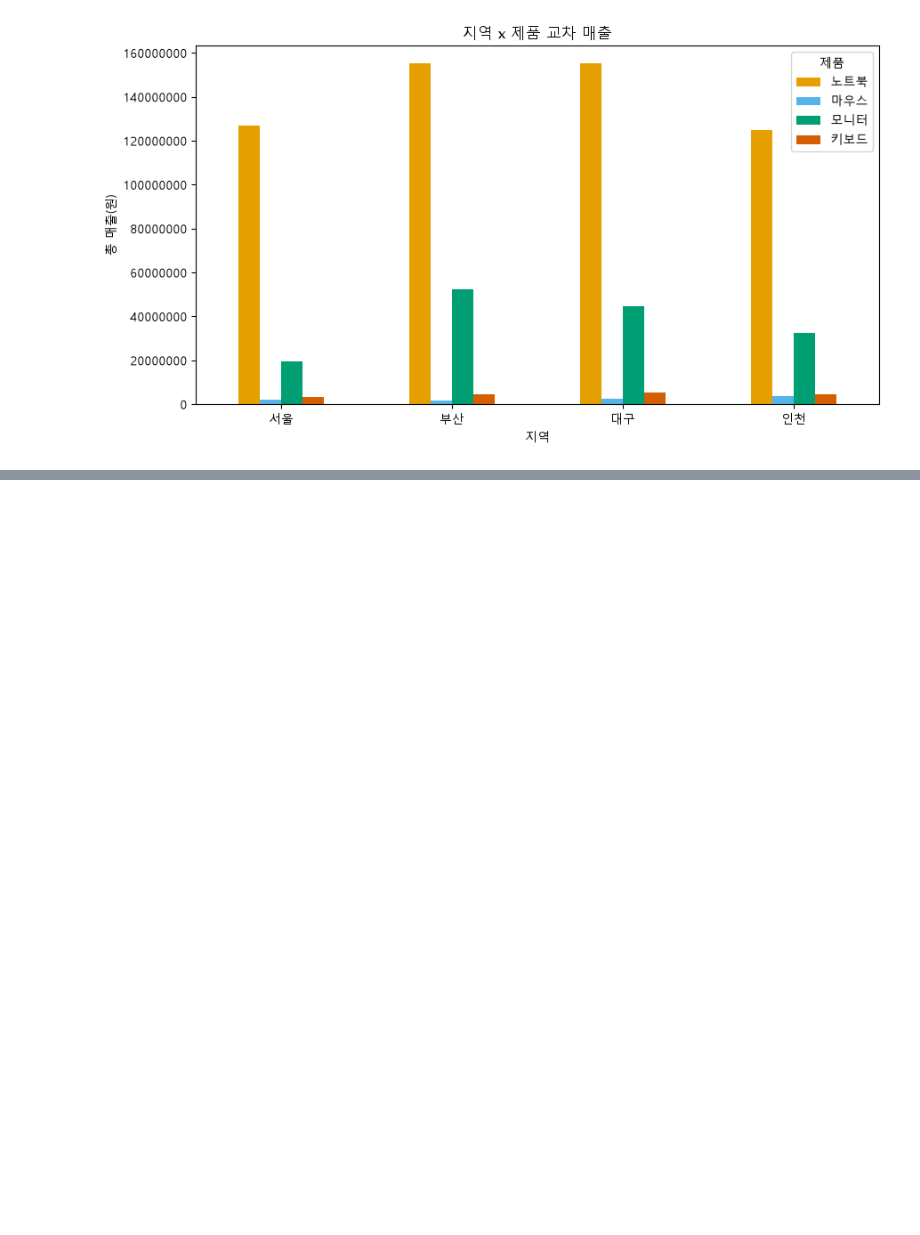
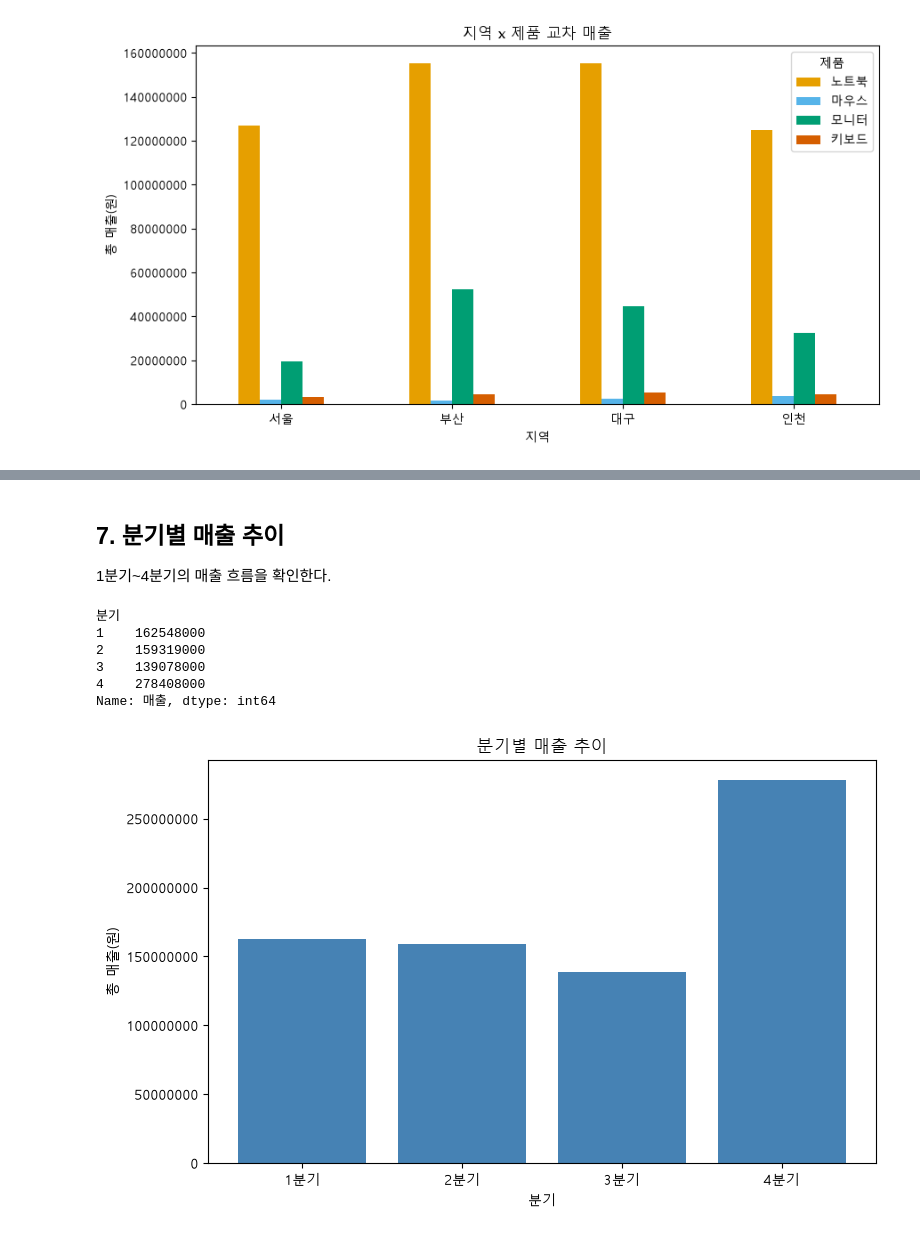
Before and after one commit to Changok66/claude-study, a Jupyter notebook: report.ipynb, the cells around one changed output, grey strips where cells are left out. Saved outputs shown, nothing was run; the diff lists cells and outputs as text; code cells hidden in the pictures; blank space fills up the shorter version.

```diff
--- a/report.ipynb
+++ b/report.ipynb
@@ -219,0 +267,33 @@ plt.show()
+# %% [markdown]
+## 7. 분기별 매출 추이
+
+1분기~4분기의 매출 흐름을 확인한다.
+# %%
+# 분기 분석에 필요한 '분기' 컬럼을 추가한 버전을 미리 만들어둔다.
+df_quarter = add_quarter_column(df)
+
+quarterly_totals = calc_quarterly_totals(df_quarter)
+quarterly_totals
+# %% [output]
+분기
+1    162548000
+2    159319000
+3    139078000
+4    278408000
+Name: 매출, dtype: int64
+# %%
+fig, ax = plt.subplots(figsize=(8, 5))
+ax.bar(quarterly_totals.index, quarterly_totals.values, color="steelblue")
+ax.set_title("분기별 매출 추이")
+ax.set_xlabel("분기")
+ax.set_ylabel("총 매출(원)")
+# x축 눈금을 "1분기", "2분기"... 처럼 보기 좋게 바꾼다.
+ax.set_xticks(quarterly_totals.index)
+ax.set_xticklabels([f"{q}분기" for q in quarterly_totals.index])
+ax.ticklabel_format(style="plain", axis="y")  # y축 숫자를 지수 표기 없이 표시
+
+fig.tight_layout()
+fig.savefig(os.path.join(IMAGE_DIR, "quarterly_sales_trend.png"))
+plt.show()
+# %% [output]
+[figure, added]
```
Also changed, not shown: parts of 13 cells of this notebook, 9 other files.
